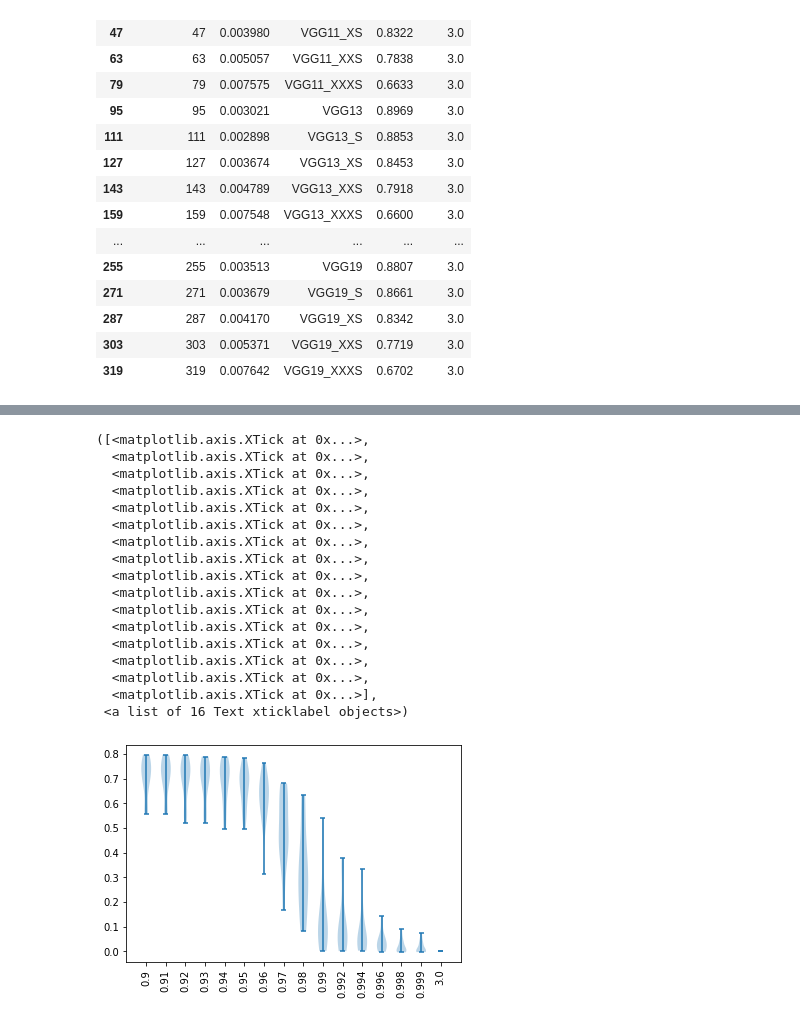
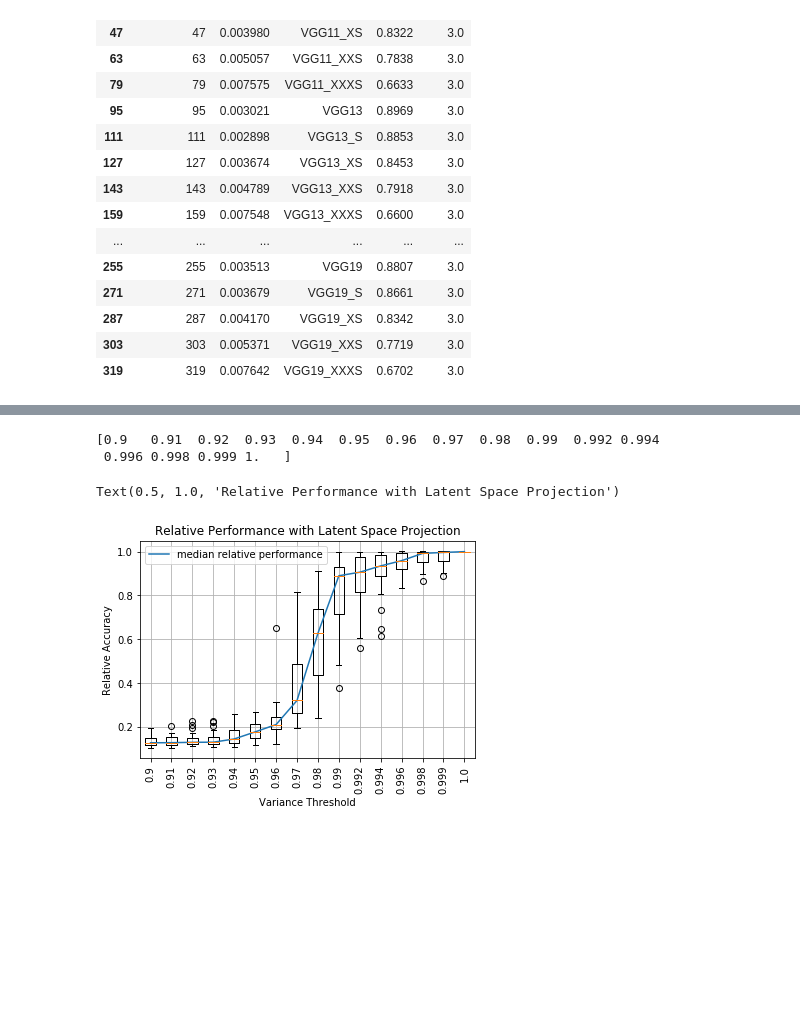
Before and after one commit to delve-team/delve-deep-dive, a Jupyter notebook: diff.ipynb, the cells around one changed output, grey strips where cells are left out. Saved outputs shown, nothing was run; the diff lists cells and outputs as text; code cells hidden in the pictures; blank space fills up the shorter version.

Commit message:
analysis for orthonormal projections added

```diff
--- a/diff.ipynb
+++ b/diff.ipynb
@@ -95,25 +104,19 @@ print(buckets[0])
-# %%
-plt.violinplot(buckets)
-plt.xticks([1,2,3,4,5,6,7,8,9,10,11,12,13,14,15,16], np.around(np.unique(df['thresh'].values),3), rotation=90)
-# %% [output]
-([<matplotlib.axis.XTick at 0x...>,
-  <matplotlib.axis.XTick at 0x...>,
-  <matplotlib.axis.XTick at 0x...>,
-  <matplotlib.axis.XTick at 0x...>,
-  <matplotlib.axis.XTick at 0x...>,
-  <matplotlib.axis.XTick at 0x...>,
-  <matplotlib.axis.XTick at 0x...>,
-  <matplotlib.axis.XTick at 0x...>,
-  <matplotlib.axis.XTick at 0x...>,
-  <matplotlib.axis.XTick at 0x...>,
-  <matplotlib.axis.XTick at 0x...>,
-  <matplotlib.axis.XTick at 0x...>,
-  <matplotlib.axis.XTick at 0x...>,
-  <matplotlib.axis.XTick at 0x...>,
-  <matplotlib.axis.XTick at 0x...>,
-  <matplotlib.axis.XTick at 0x...>],
- <a list of 16 Text xticklabel objects>)
-[figure, removed]
+# %%
+plt.boxplot(buckets)
+plt.plot(list(range(1, len(means)+1)), means, label='median relative performance')
+ticks =  np.append(np.around(np.unique(df['thresh'].values),3)[:-1], [1.0])
+print(ticks)
+plt.xticks([1,2,3,4,5,6,7,8,9,10,11,12,13,14,15,16], ticks, rotation=90)
+plt.legend()
+plt.ylabel('Relative Accuracy')
+plt.xlabel('Variance Threshold')
+plt.grid()
+plt.title('Relative Performance with Latent Space Projection')
+# %% [output]
+[0.9   0.91  0.92  0.93  0.94  0.95  0.96  0.97  0.98  0.99  0.992 0.994
+ 0.996 0.998 0.999 1.   ]
+Text(0.5, 1.0, 'Relative Performance with Latent Space Projection')
+[figure, added]
 # %%
 buckets = []
 for thresh in np.unique(df['thresh'].values):
```
Also changed, not shown: parts of 6 cells of this notebook.
